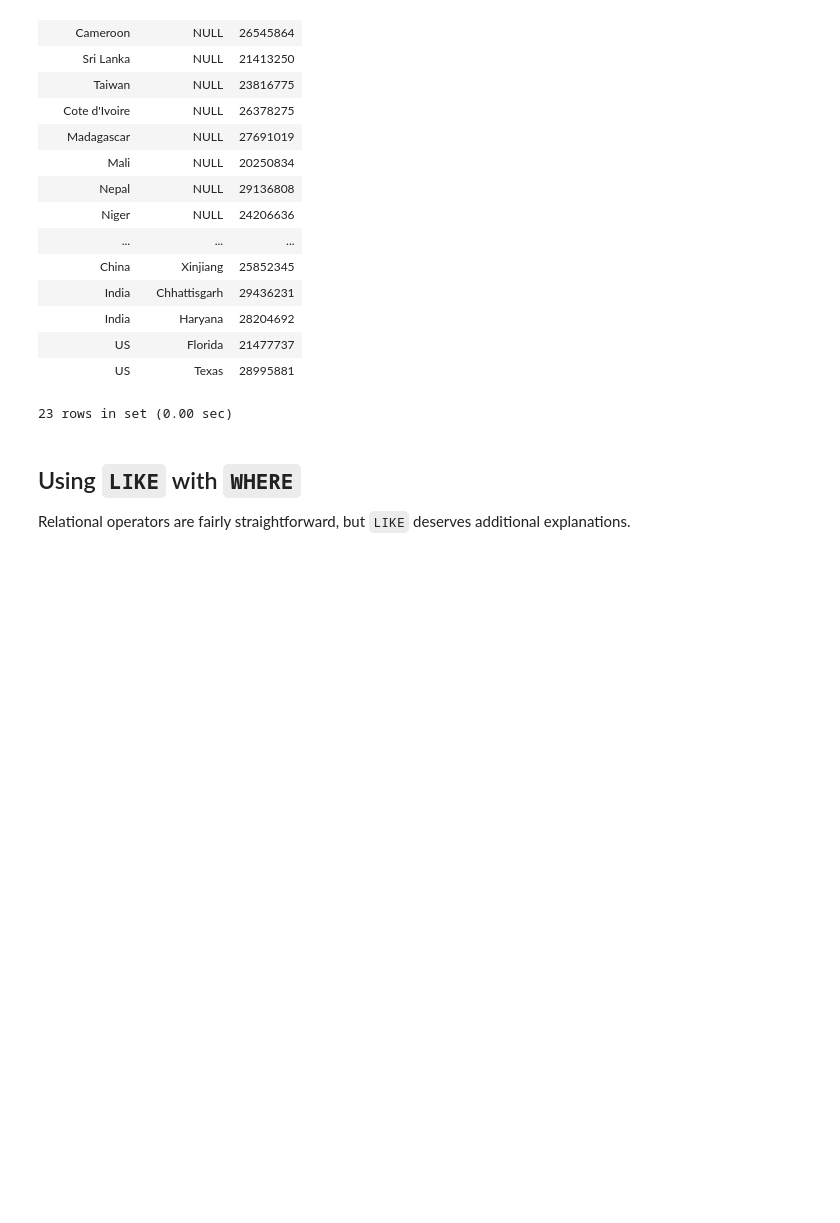
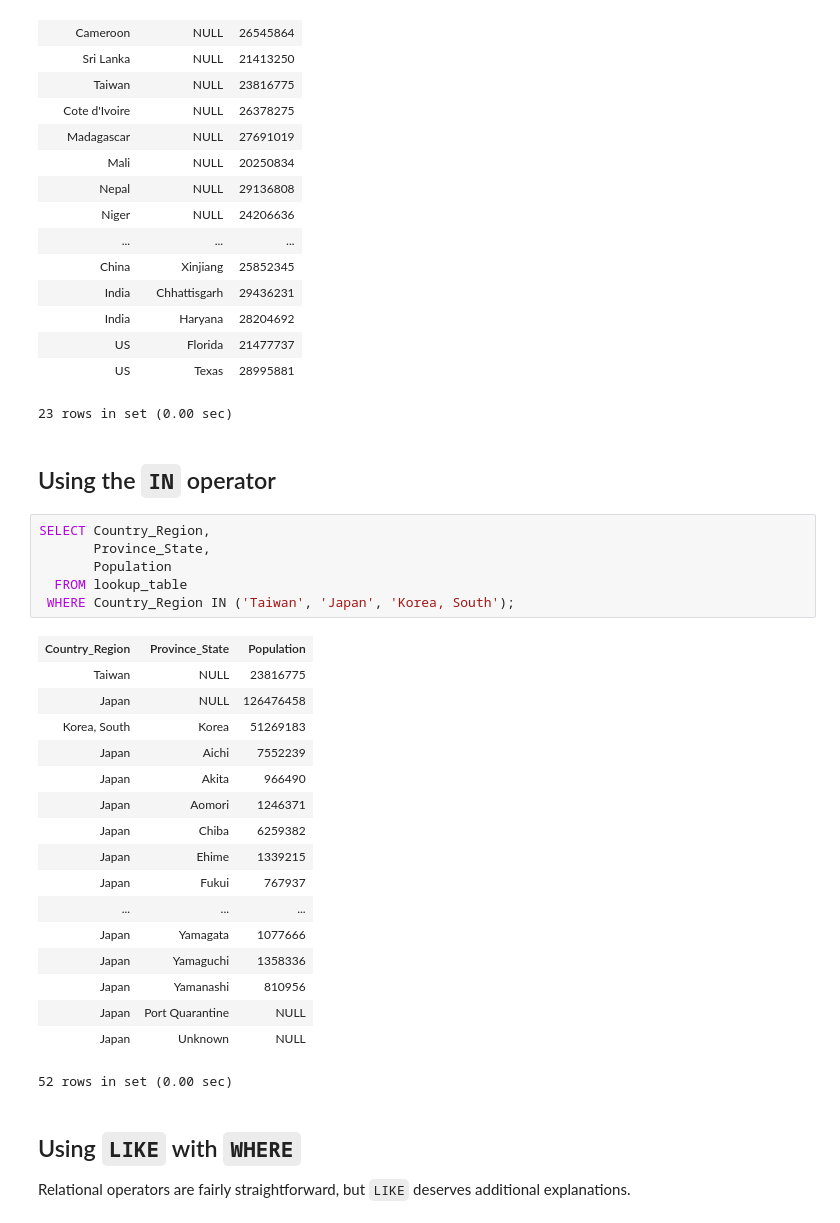
Before and after one commit to datainpoint/classroom-data-visualization-with-modern-data-science-2022, a Jupyter notebook: 03-getting-started-with-sql.ipynb, the cells around one changed output. Cells and saved outputs as stored; diff of their text form; blank space fills up the shorter version.

```diff
--- a/03-getting-started-with-sql.ipynb
+++ b/03-getting-started-with-sql.ipynb
@@ -466,6 +466,32 @@ SELECT Country_Region,
 | US | Florida | 21477737 |
 | US | Texas | 28995881 |
 23 rows in set (0.00 sec)
+# %% [markdown]
+## Using the `IN` operator
+# %%
+SELECT Country_Region,
+       Province_State,
+       Population
+  FROM lookup_table
+ WHERE Country_Region IN ('Taiwan', 'Japan', 'Korea, South');
+# %% [output]
+| Country_Region | Province_State | Population |
+| Taiwan | NULL | 23816775 |
+| Japan | NULL | 126476458 |
+| Korea, South | Korea | 51269183 |
+| Japan | Aichi | 7552239 |
+| Japan | Akita | 966490 |
+| Japan | Aomori | 1246371 |
+| Japan | Chiba | 6259382 |
+| Japan | Ehime | 1339215 |
+| Japan | Fukui | 767937 |
+| ... | ... | ... |
+| Japan | Yamagata | 1077666 |
+| Japan | Yamaguchi | 1358336 |
+| Japan | Yamanashi | 810956 |
+| Japan | Port Quarantine | NULL |
+| Japan | Unknown | NULL |
+52 rows in set (0.00 sec)
 # %% [markdown]
 ## Using `LIKE` with `WHERE`
 
```
Also changed, not shown: 2 other files.
